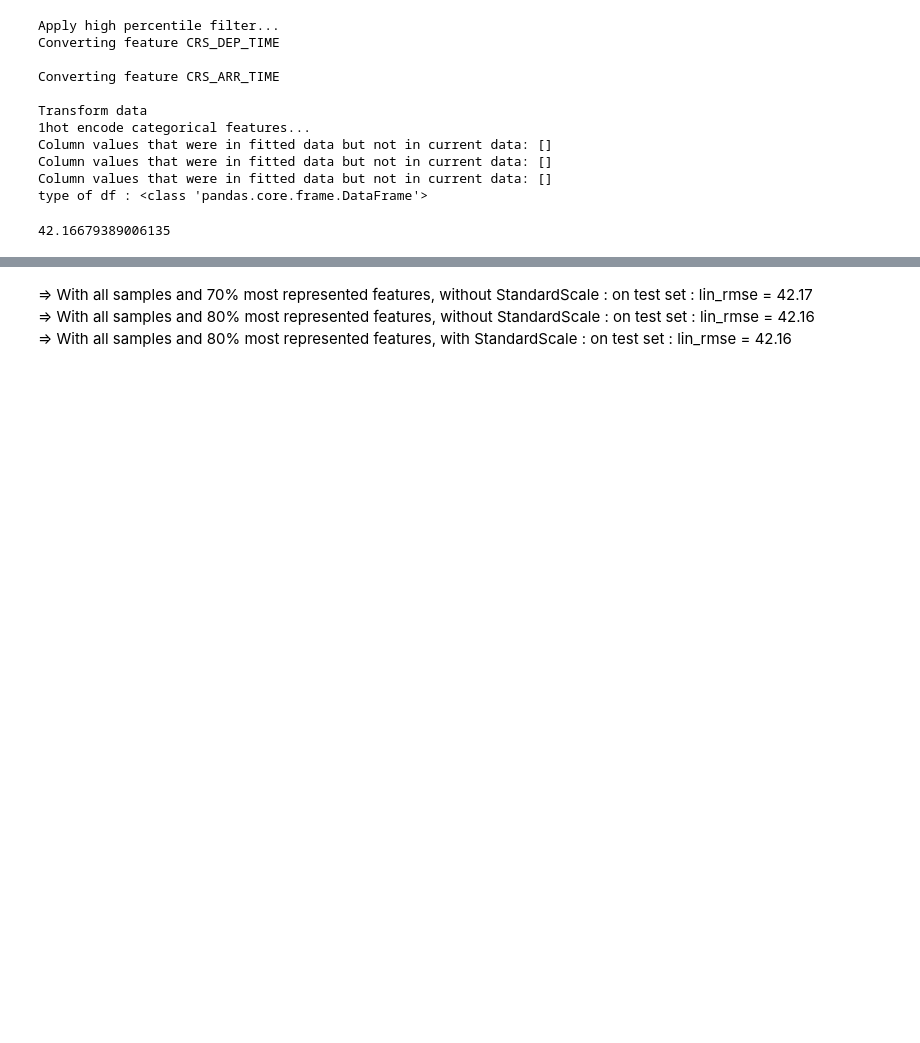
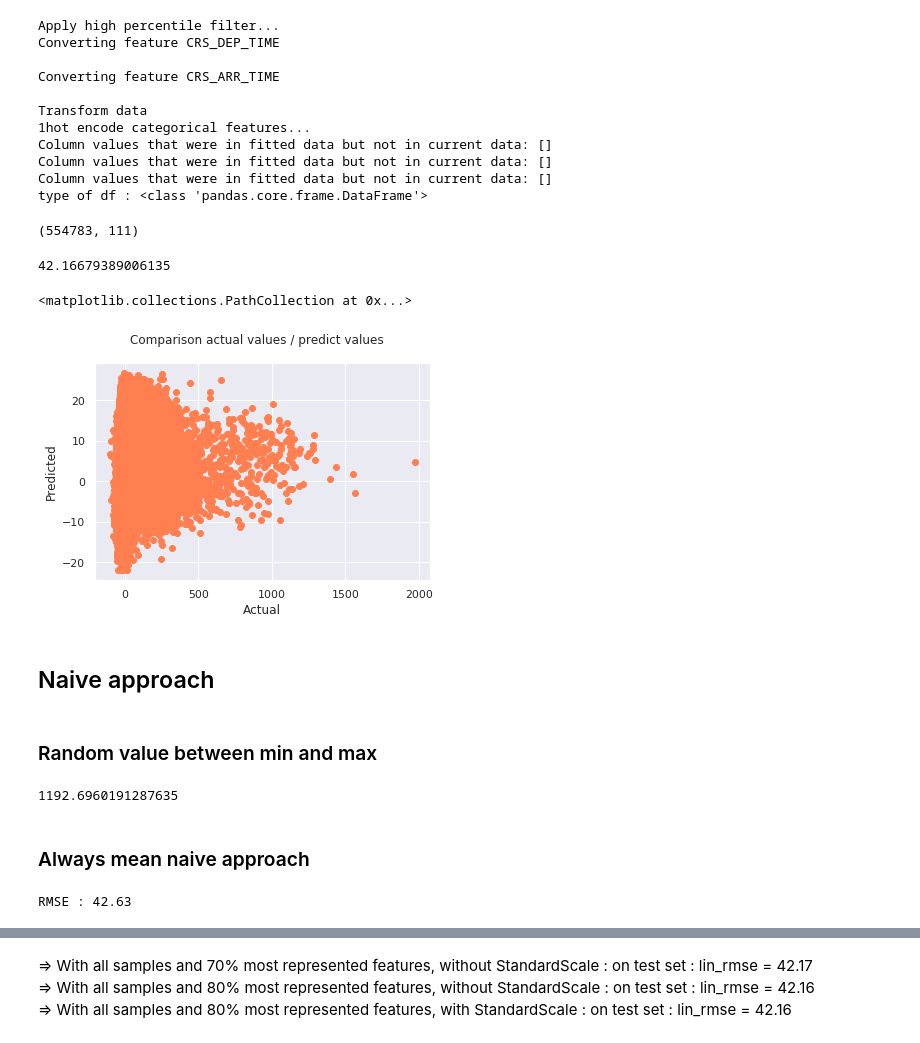
Before and after one commit to Severac/openclassrooms, a Jupyter notebook: PJ4/PJ4_modelisation.ipynb, the cells around one changed output, grey strips where cells are left out. Drawn from its saved outputs; the diff is of its cells as text; code cells hidden in the pictures; blank space fills up the shorter version.

Commit message:
PJ4 poursuite modelisation. Comparaison avec approche naive

```diff
--- a/PJ4/PJ4_modelisation.ipynb
+++ b/PJ4/PJ4_modelisation.ipynb
@@ -182,6 +182,7 @@ from sklearn.preprocessing import OneHotEncoder
 
 import statistics
 
+from scipy import sparse
 
 '''
 Cette fonction fait un 1 hot encoding des features qui sont des catégories
@@ -351,6 +352,20 @@ class Filter_High_Percentile(BaseEstimator, TransformerMixin):
         else:
             return(df)
 
+
+
+class DenseToSparseConverter(BaseEstimator, TransformerMixin):
+    def __init__(self):  # If None : every column is kept, nothing is done
+        return None
+
+    def fit(self, matrix, labels=None):
+        return self
+
+    def transform(self, matrix):
+        return(sparse.csr_matrix(matrix))
+
+
+
 '''
 conversion_pipeline = Pipeline([
     ('data_converter', HHMM_to_Minutes()),
@@ -373,6 +388,8 @@ prediction_pipeline = Pipeline([
     ('standardscaler', ColumnTransformer([
         ('standardscaler_specific', StandardScaler(), ['CRS_DEP_TIME','MONTH','DAY_OF_MONTH', 'DAY_OF_WEEK', 'CRS_ARR_TIME', 'DISTANCE', 'CRS_ELAPSED_TIME'])
     ], remainder='passthrough', sparse_threshold=1)),
+
+    ('dense_to_sparse_converter', DenseToSparseConverter()),
     #('predictor', To_Complete(predictor_params =  {'n_neighbors':6, 'algorithm':'ball_tree', 'metric':'minkowski'})),
 ])
 #copy=False passed to StandardScaler() allows to gain memory
@@ -509,14 +501,7 @@ df_test_transformed_sparse = sparse.csr_matrix(df_test_transformed)
-# %%
-from sklearn.metrics import mean_squared_error
-
-df_test_predictions = lin_reg.predict(df_test_transformed_sparse)
-lin_mse = mean_squared_error(df_test[model1_label], df_test_predictions)
-lin_rmse = np.sqrt(lin_mse)
-lin_rmse
-# %% [output]
-42.16679389006135
 # %%
 df_test_transformed.shape
+# %% [output]
+(554783, 111)
 # %%
 from sklearn.metrics import mean_squared_error
 
@@ -524,3 +509,42 @@ df_test_predictions = lin_reg.predict(df_test_transformed)
 lin_mse = mean_squared_error(df_test[model1_label], df_test_predictions)
 lin_rmse = np.sqrt(lin_mse)
 lin_rmse
+# %% [output]
+42.16679389006135
+# %%
+fig = plt.figure()
+fig.suptitle('Comparison actual values / predict values')
+plt.ylabel("Predicted")
+plt.xlabel("Actual")
+plt.scatter(df_test[model1_label], df_test_predictions, color='coral')
+# %% [output]
+<matplotlib.collections.PathCollection at 0x...>
+[figure, added]
+# %% [markdown]
+## Naive approach
+# %% [markdown]
+### Random value between min and max
+# %%
+y_pred_random = np.random.randint(df['ARR_DELAY'].min(), df['ARR_DELAY'].max(), df_test['ARR_DELAY'].shape)
+naive_mse = mean_squared_error(df_test[model1_label], y_pred_random)
+naive_rmse = np.sqrt(naive_mse)
+naive_rmse
+# %% [output]
+1192.6960191287635
+# %% [markdown]
+### Always mean naive approach
+# %%
+from sklearn import dummy
+
+dum = dummy.DummyRegressor(strategy='mean')
+
+# Entraînement
+dum.fit(df_train_transformed, df_train[model1_label])
+
+# Prédiction sur le jeu de test
+y_pred_dum = dum.predict(df_test_transformed)
+
+# Evaluate
+print("RMSE : {:.2f}".format(np.sqrt(mean_squared_error(df_test[model1_label], y_pred_dum)) ))
+# %% [output]
+RMSE : 42.63
```
Also changed, not shown: parts of 15 cells of this notebook, 2 other files.
